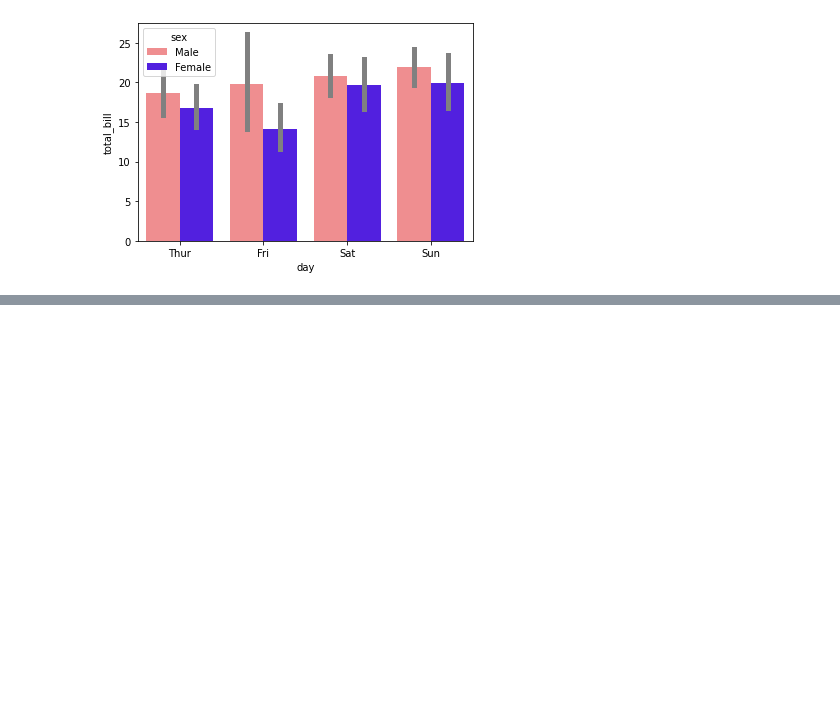
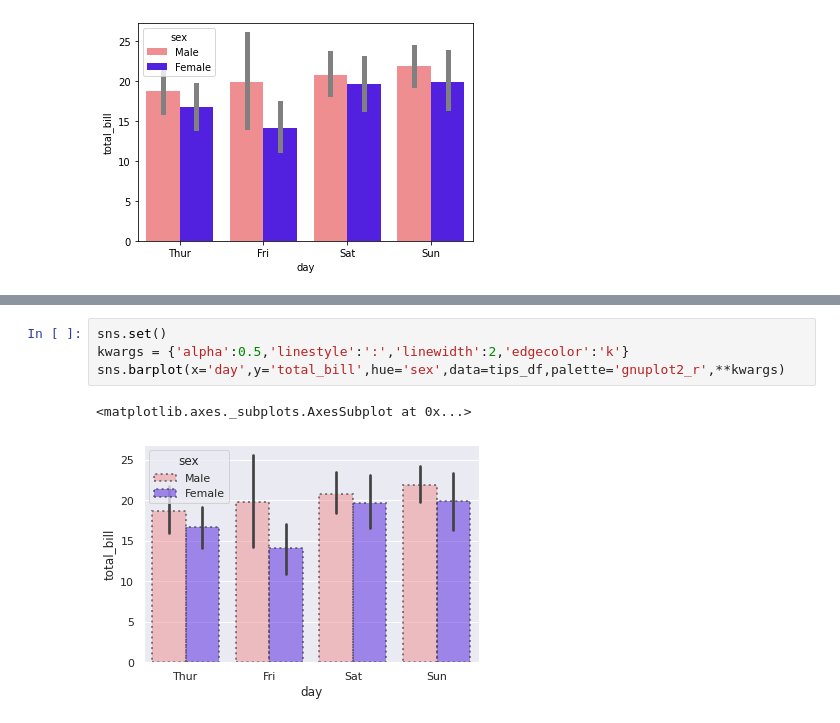
Before and after one commit to AkashSalmuthe/Python-Noteboks, a Jupyter notebook: Bar_Plot.ipynb, the cells around one changed output, grey strips where cells are left out. Drawn from its saved outputs; the diff is of its cells as text; blank space fills up the shorter version.

```diff
--- a/Bar_Plot.ipynb
+++ b/Bar_Plot.ipynb
@@ -116,0 +123,7 @@ sns.barplot(x='day',y='total_bill',hue='sex',data=tips_df,palette='gnuplot2_r',e
+# %%
+sns.set()
+kwargs = {'alpha':0.5,'linestyle':':','linewidth':2,'edgecolor':'k'}
+sns.barplot(x='day',y='total_bill',hue='sex',data=tips_df,palette='gnuplot2_r',**kwargs)
+# %% [output]
+<matplotlib.axes._subplots.AxesSubplot at 0x...>
+[figure, added]
```
Also changed, not shown: parts of 9 cells of this notebook.
